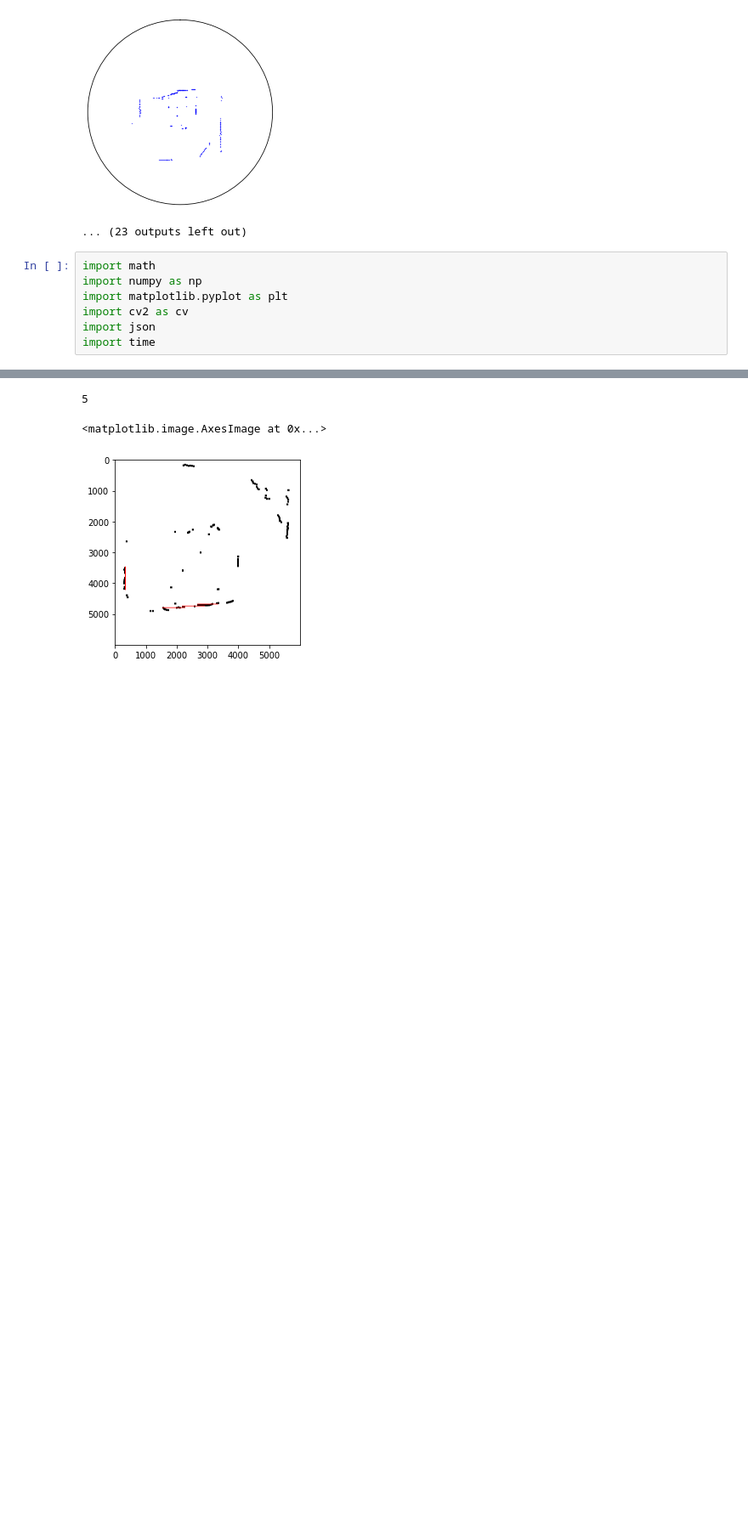
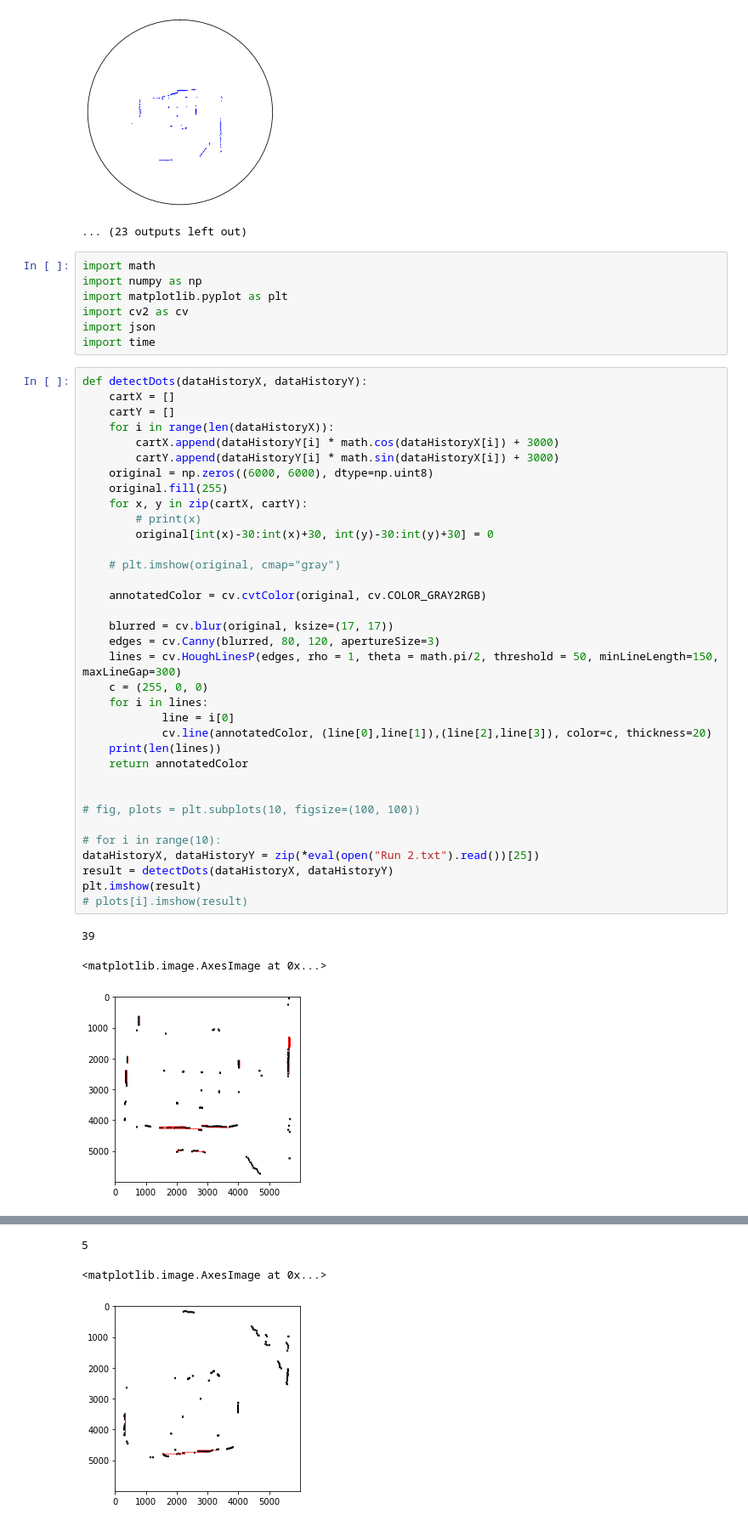
Before and after one commit to Zack-Xu-0419/MecanumBot, a Jupyter notebook: lidarAnalysis/lidarProcessing.ipynb, the cells around one changed output, grey strips where cells are left out. Shown: that part at 85% size. Cells and saved outputs as stored; diff of their text form; blank space fills up the shorter version.

```diff
--- a/lidarAnalysis/lidarProcessing.ipynb
+++ b/lidarAnalysis/lidarProcessing.ipynb
@@ -69,3 +69,42 @@ import matplotlib.pyplot as plt
 import cv2 as cv
 import json
 import time
+# %%
+def detectDots(dataHistoryX, dataHistoryY):
+    cartX = []
+    cartY = []
+    for i in range(len(dataHistoryX)):
+        cartX.append(dataHistoryY[i] * math.cos(dataHistoryX[i]) + 3000)
+        cartY.append(dataHistoryY[i] * math.sin(dataHistoryX[i]) + 3000)
+    original = np.zeros((6000, 6000), dtype=np.uint8)
+    original.fill(255)
+    for x, y in zip(cartX, cartY):
+        # print(x)
+        original[int(x)-30:int(x)+30, int(y)-30:int(y)+30] = 0
+
+    # plt.imshow(original, cmap="gray")
+
+    annotatedColor = cv.cvtColor(original, cv.COLOR_GRAY2RGB)
+
+    blurred = cv.blur(original, ksize=(17, 17))
+    edges = cv.Canny(blurred, 80, 120, apertureSize=3)
+    lines = cv.HoughLinesP(edges, rho = 1, theta = math.pi/2, threshold = 50, minLineLength=150, maxLineGap=300)
+    c = (255, 0, 0)
+    for i in lines:
+            line = i[0]
+            cv.line(annotatedColor, (line[0],line[1]),(line[2],line[3]), color=c, thickness=20)
+    print(len(lines))
+    return annotatedColor
+
+
+# fig, plots = plt.subplots(10, figsize=(100, 100))
+
+# for i in range(10):
+dataHistoryX, dataHistoryY = zip(*eval(open("Run 2.txt").read())[25])
+result = detectDots(dataHistoryX, dataHistoryY)
+plt.imshow(result)
+# plots[i].imshow(result)
+# %% [output]
+39
+<matplotlib.image.AxesImage at 0x...>
+[figure, added]
```
Also changed, not shown: parts of 5 cells of this notebook, 6 other files.
